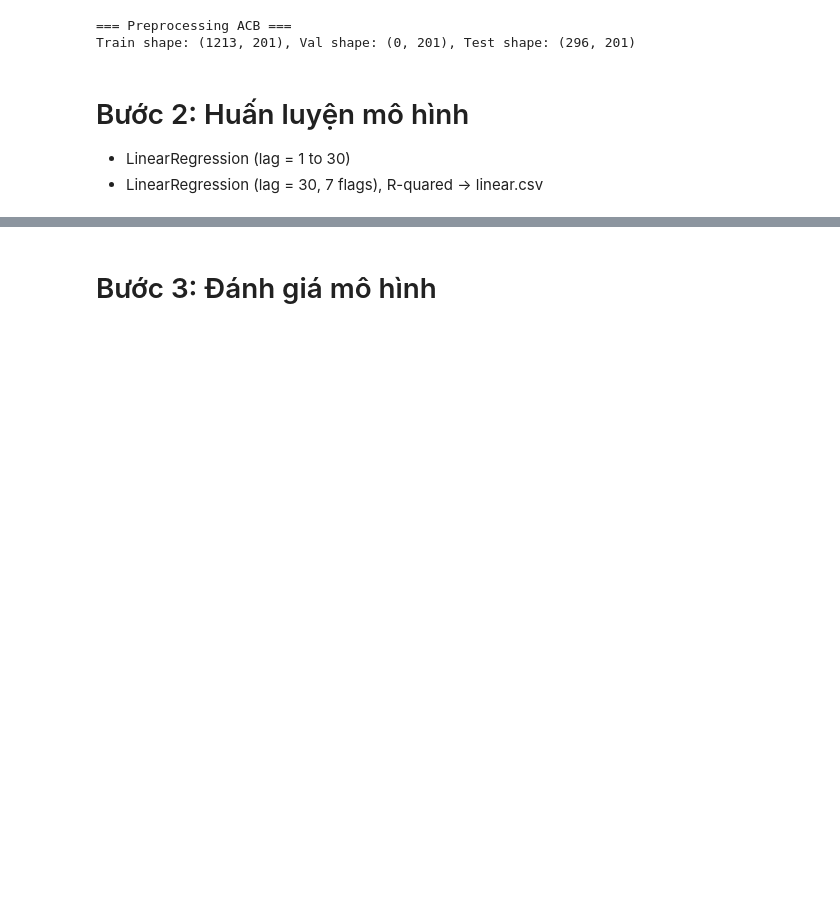
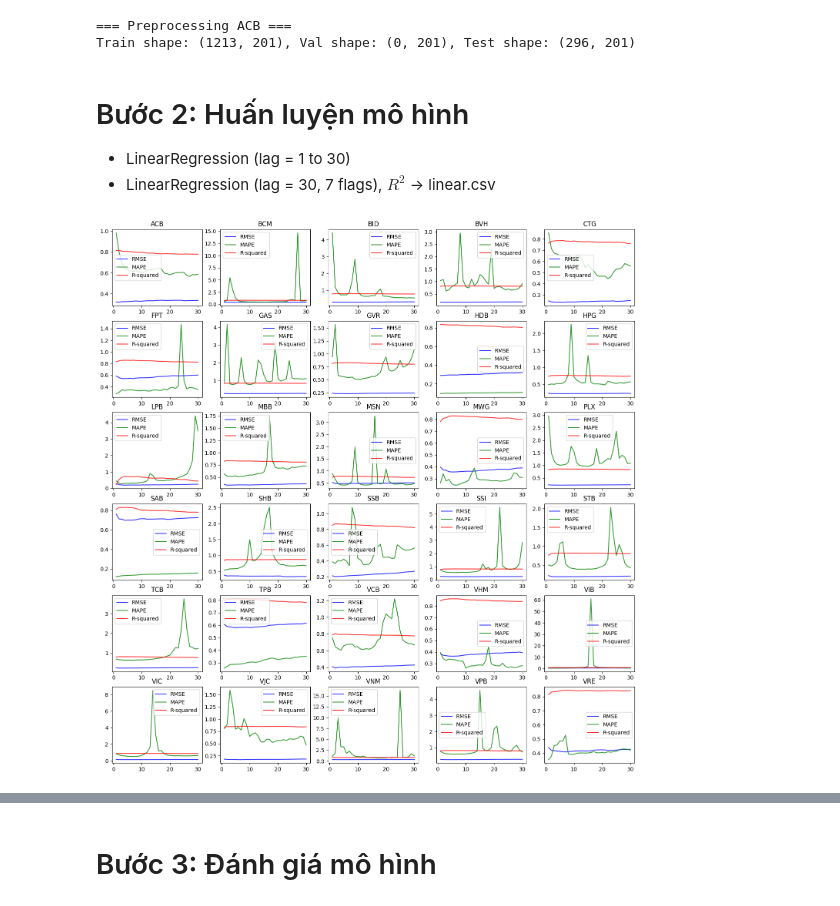
Before and after one commit to HaiAu2501/EL4TF, a Jupyter notebook: models/LR/linear.ipynb, the cells around one changed output, grey strips where cells are left out. Cells and saved outputs as stored; diff of their text form; code cells hidden in the pictures; blank space fills up the shorter version.

Commit message:
Implement linear.ipynb

```diff
--- a/models/LR/linear.ipynb
+++ b/models/LR/linear.ipynb
@@ -10,7 +11,7 @@ from sklearn.preprocessing import StandardScaler
 # Bước 1: Tiền xử lý dữ liệu
 # %%
 scaler = StandardScaler()
-X_train, Y_train, X_valid, Y_valid, X_test, Y_test = preprocess_v1('ACB', scaler=scaler, val=0.0, verbose=True)
+_ = preprocess_v1("ACB", scaler=scaler, val=0.0, verbose=True)
 # %% [output]
 === Preprocessing ACB ===
 Train shape: (1213, 201), Val shape: (0, 201), Test shape: (296, 201)
@@ -21,4 +18,55 @@ Train shape: (1213, 201), Val shape: (0, 201), Test shape: (296, 201)
 # %% [markdown]
 # Bước 2: Huấn luyện mô hình
 * LinearRegression (lag = 1 to 30)
-* LinearRegression (lag = 30, 7 flags), R-quared -> linear.csv
+* LinearRegression (lag = 30, 7 flags), $R^2$ -> linear.csv
+# %%
+from typing import Iterable
+
+from matplotlib import pyplot
+from sklearn.linear_model import LinearRegression
+
+from RVFL.utils import Metrics, metrics
+
+TOTAL_LAGS = 30
+
+def variable_lag(symbol: str) -> Iterable[Metrics]:
+    model = LinearRegression()
+
+    for lag in range(1, 1 + TOTAL_LAGS):
+        x_train, y_train, _, _, x_test, y_test = preprocess_v1(
+            symbol,
+            scaler=StandardScaler(),
+            val=0.0,
+            lag=lag,
+            calendar_feature=False,
+            rolling_feature=False,
+            technical_feature=False,
+            nonlinear_feature=False,
+            autocorr_feature=False,
+            trend_feature=False,
+        )
+        model.fit(x_train, y_train)
+
+        yield metrics(y_test, model.predict(x_test))
+
+rows = 6
+cols = 5
+fig, axes = pyplot.subplots(rows, cols, figsize=(cols * 3.5, rows * 3))
+
+for symbol, ax in zip(VN30, axes.ravel(), strict=True):
+    all_metrics = list(variable_lag(symbol))
+    rmse = [m["rmse"] for m in all_metrics]
+    mape = [m["mape"] for m in all_metrics]
+    r2 = [m["r2"] for m in all_metrics]
+    x_values = range(1, 1 + TOTAL_LAGS)
+
+    ax.plot(x_values, rmse, label="RMSE", color="blue", alpha=0.8)
+    ax.plot(x_values, mape, label="MAPE", color="green", alpha=0.8)
+    ax.plot(x_values, r2, label="R-squared", color="red", alpha=0.8)
+
+    ax.legend()
+    ax.set_title(symbol)
+
+pyplot.show()
+# %% [output]
+[figure, added]
```
Also changed, not shown: parts of 3 cells of this notebook, 1 other file.
